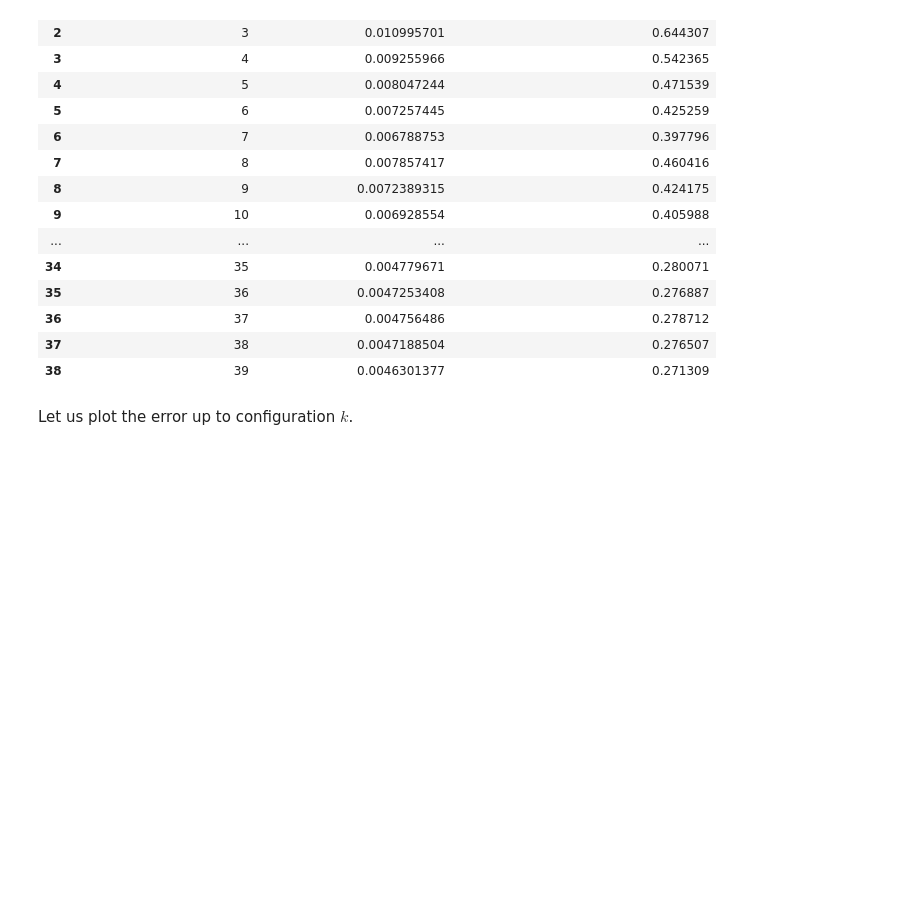
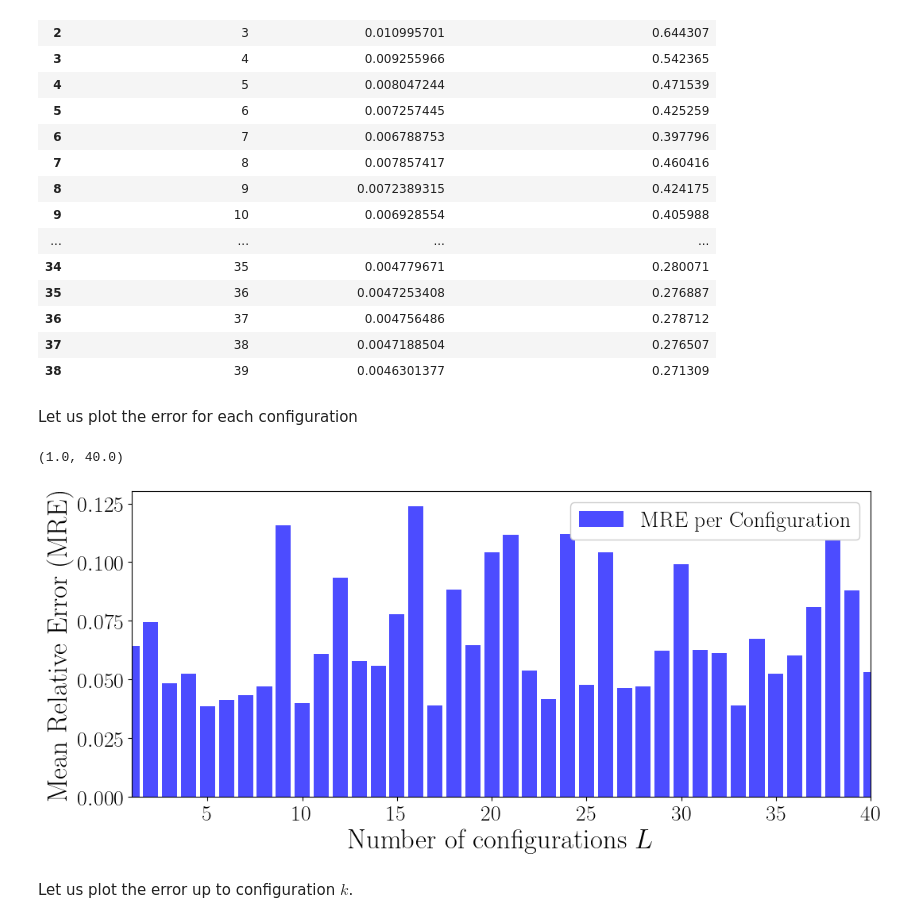
Before and after one commit to ERMETE-Lab/NuSHRED, a Jupyter notebook: Code/P2/03_sensitivity_ensemblesize.ipynb, the cells around one changed output. Cells and saved outputs as stored; diff of their text form; code cells hidden in the pictures; blank space fills up the shorter version.

```diff
--- a/Code/P2/03_sensitivity_ensemblesize.ipynb
+++ b/Code/P2/03_sensitivity_ensemblesize.ipynb
@@ -352,6 +370,28 @@ df
 | 36 | 37 | 0.004756486 | 0.278712 |
 | 37 | 38 | 0.0047188504 | 0.276507 |
 | 38 | 39 | 0.0046301377 | 0.271309 |
+# %% [markdown]
+Let us plot the error for each configuration
+# %%
+conf_mre = np.asarray([
+    mre(Ytest_POD_hat[kk], test_data_out).cpu().detach().numpy()
+    for kk in range(n_configurations)
+])
+mean_ave = np.asarray([conf_mre[:kk+1].mean() for kk in range(1, n_configurations+1)])
+std_ave = np.asarray([conf_mre[:kk+1].std() for kk in range(1, n_configurations+1)])
+
+fig, axs = plt.subplots(figsize=(12,5))
+
+axs.bar(np.arange(1, n_configurations+1), conf_mre, color='b', alpha=0.7, label='MRE per Configuration')
+
+axs.set_xlabel('Number of configurations $L$', fontsize=25)
+axs.set_ylabel('Mean Relative Error (MRE)', fontsize=25)
+axs.tick_params(axis='both', which='major', labelsize=20)
+axs.legend(fontsize=20, framealpha=1)
+axs.set_xlim(1, n_configurations)
+# %% [output]
+(1.0, 40.0)
+[figure, added]
 # %% [markdown]
 Let us plot the error up to configuration $k$.
 # %%
```
Also changed, not shown: parts of 1 cell of this notebook, 1 other file.
